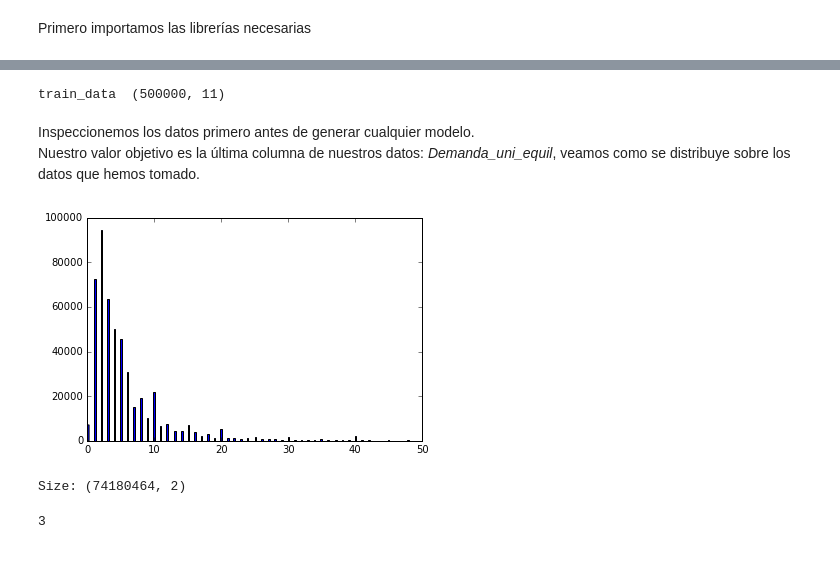
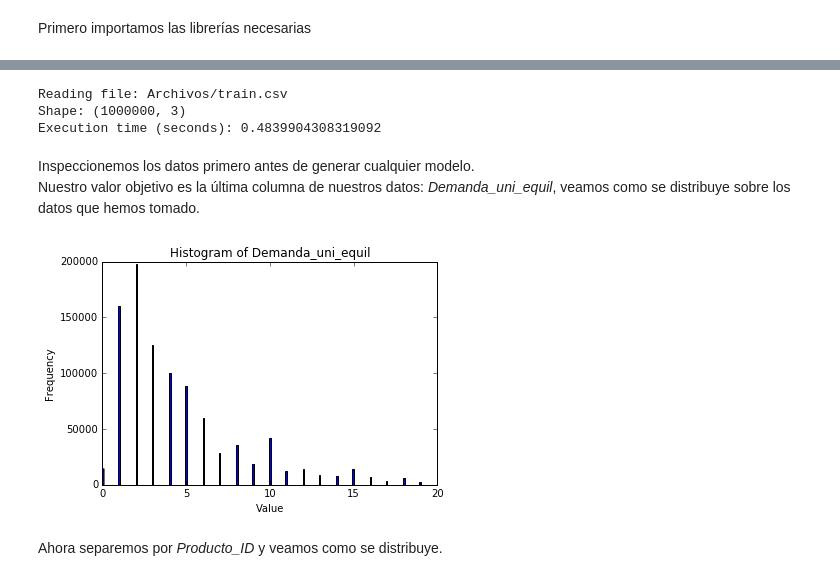
Before and after one commit to SetaSouto/BimboInvDemand, a Jupyter notebook: GrupoBimbo.ipynb, the cells around one changed output, grey strips where cells are left out. Saved outputs shown, nothing was run; the diff lists cells and outputs as text; code cells hidden in the pictures.

Commit message:
Changed the way it load the data.

```diff
--- a/GrupoBimbo.ipynb
+++ b/GrupoBimbo.ipynb
@@ -48,17 +49,22 @@ Generamos una función para leer los datos. Retorna un ndarray con los datos.
-# %%
-# fileName: Name of the csv file.
-# rows: Number of rows to be read.
-# header: Number of rows to be skipped from the beginning of the file.
-def readData(fileName, rows, header):
-    # We use genfromtxt to read the data and return it like a numpy array
-    my_data = genfromtxt(fileName, delimiter=',',skip_header=header, max_rows=rows)
-    return my_data
-# %%
-train_data = readData('Archivos/train.csv', 500000, 0)
-
-print('train_data ', train_data.shape)
-# %% [output]
-train_data  (500000, 11)
+# %%
+# fileName: Name of the csv file.
+# Columns: Array with the strings of each column in order.
+# rows: Number of rows to be read.
+def readData(fileName, columns, rows=None):
+    print('Reading file:', fileName)
+    start = time.time()
+    ret = pd.read_csv(fileName, usecols=columns, nrows=rows)
+    finish = time.time()
+    print('Shape:', str(ret.shape))
+    print('Execution time (seconds):', str(finish-start))
+    return ret
+# %%
+columns = ['Semana', 'Producto_ID', 'Demanda_uni_equil']
+train_data = readData('Archivos/train.csv', columns, 1000000)
+# %% [output]
+Reading file: Archivos/train.csv
+Shape: (1000000, 3)
+Execution time (seconds): 0.4839904308319092
 # %% [markdown]
 Inspeccionemos los datos primero antes de generar cualquier modelo.
 Nuestro valor objetivo es la última columna de nuestros datos: *Demanda_uni_equil*, veamos como se distribuye sobre los datos que hemos tomado.
@@ -66,11 +72,14 @@ Nuestro valor objetivo es la última columna de nuestros datos: *Demanda_uni_equ
 # Recieves an array of elements and plot its histogram
 # array: Values
 # maxValue: Max value to be shown in the histogram
-def toHist(array, maxValue):
+def toHist(array, maxValue, title='', xlabel='', ylabel=''):
+    plt.title(title)
+    plt.xlabel(xlabel)
+    plt.ylabel(ylabel)
     plt.hist(array[array<maxValue], bins=200, color='blue')
     plt.show()
 # %%
-demanda_uni_equil = train_data[:,10]
-toHist(demanda_uni_equil, 50)
+demanda_uni_equil = train_data['Demanda_uni_equil']
+toHist(demanda_uni_equil, 20, 'Histogram of Demanda_uni_equil', 'Value', 'Frequency')
 # %% [output]
-[figure, old version]
+[figure, new version]
@@ -80,9 +86,2 @@ import pandas as pd
-# %%
-timing = pd.read_csv('Archivos/train.csv', usecols=['Semana','Demanda_uni_equil'])
-print('Size: ' + str(timing.shape))
-# %% [output]
-Size: (74180464, 2)
-# %%
-print(timing.get_value(0, 'Semana'))
-# %% [output]
-3
+# %% [markdown]
+Ahora separemos por *Producto_ID* y veamos como se distribuye.
```
Also changed, not shown: parts of 8 cells of this notebook.
